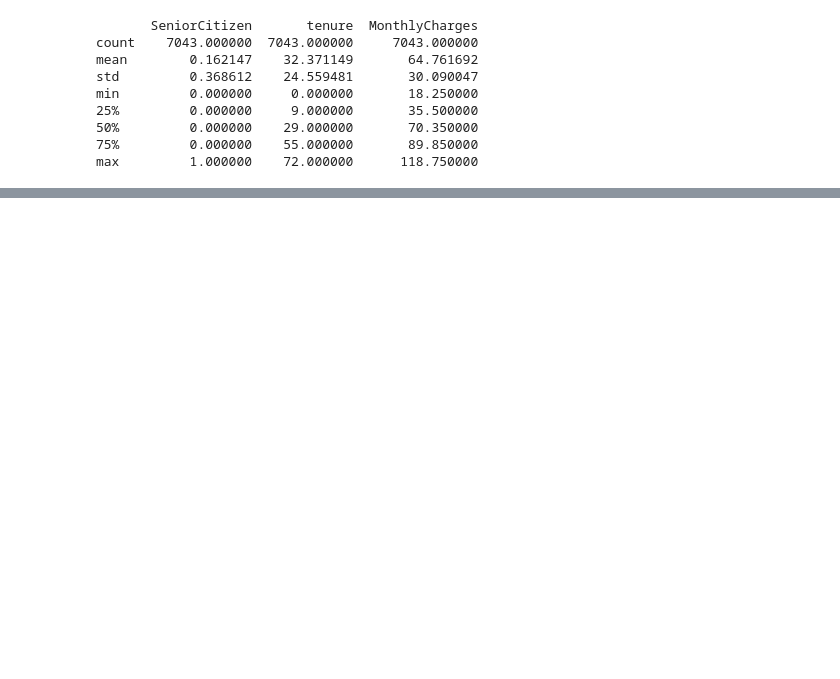
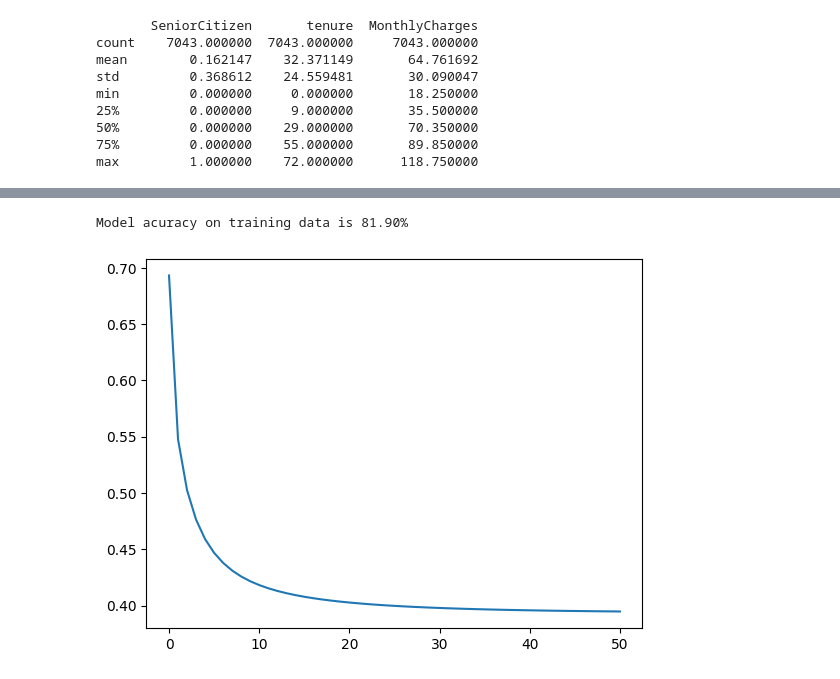
Before and after one commit to mt3312/ML_Practice, a Jupyter notebook: Customer_Churn/LogisticRegression.ipynb, the cells around one changed output, grey strips where cells are left out. Saved outputs shown, nothing was run; the diff lists cells and outputs as text; code cells hidden in the pictures; blank space fills up the shorter version.

```diff
--- a/Customer_Churn/LogisticRegression.ipynb
+++ b/Customer_Churn/LogisticRegression.ipynb
@@ -84,0 +185,5 @@ pd.get_dummies(new_data,drop_first=True)
+# %%
+runmodel(num_features=X_test_LE.shape[1],X=X_test_LE,y=y_test_LE)
+# %% [output]
+Model acuracy on training data is 81.90%
+[figure, added]
```
Also changed, not shown: parts of 13 cells of this notebook.
